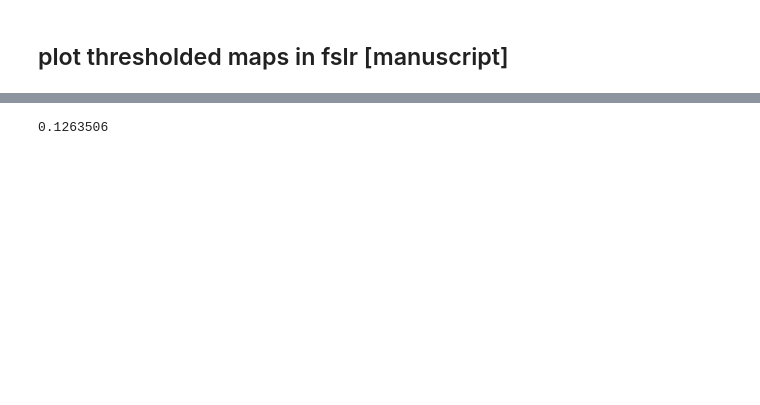
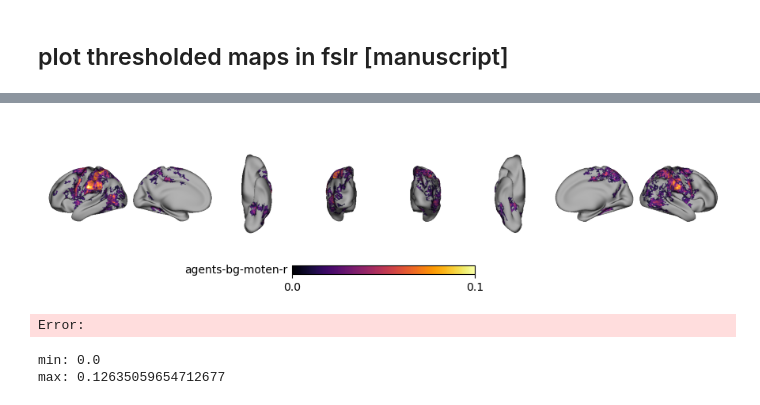
Before and after one commit to jungheejung/life-encoding, a Jupyter notebook: scripts/himalaya/glove_nested/step04_surfplot_combr_agents-bg-moten.ipynb, the cells around one changed output, grey strips where cells are left out. Drawn from its saved outputs; the diff is of its cells as text; code cells hidden in the pictures; blank space fills up the shorter version.

```diff
--- a/scripts/himalaya/glove_nested/step04_surfplot_combr_agents-bg-moten.ipynb
+++ b/scripts/himalaya/glove_nested/step04_surfplot_combr_agents-bg-moten.ipynb
@@ -418,5 +415,20 @@ Error:
+# %%
+save_dir = f'/Users/h/Documents/projects_local/life-encoding/figure/glove_nested/{features}/variancepart'
+
+save_dir = f'/Users/h/jung2heejung@gmail.com - Google Drive/My Drive/life_encoding/figure/glove_nested/variancepart'
+
+Path(save_dir).mkdir(exist_ok=True, parents=True)
+for feature in nested_list: #['bg', 'agents', 'actions', 'moten']:
+    thresL = f"{data_dir}/variance-{r_type}_{features}_pca-40_align-{alignment}_hemi-lh_ttest_thres-cluster{clustersize}.gii"
+    thresR = f"{data_dir}/variance-{r_type}_{features}_pca-40_align-{alignment}_hemi-rh_ttest_thres-cluster{clustersize}.gii"
+    fig = fsaverage_to_fslr_and_plot(thresL, thresR, f'{features}-r', cmap='inferno',min=0, max=.10)
+    fig.savefig(join(save_dir, f"{features}-r_pca-40_align-{alignment}_hemi-lh_ttest_thres-cluster{clustersize}10.png"), dpi=300)
+# %% [output]
+[figure, added]
+Error:
 # %%
-np.nanmin(nib.load(thresL).agg_data())
-np.nanmax(nib.load(thresL).agg_data())
+print(f"min: {np.nanmin(nib.load(thresL).agg_data())}")
+print(f"max: {np.nanmax(nib.load(thresL).agg_data())}")
 # %% [output]
-0.1263506
+min: 0.0
+max: 0.12635059654712677
```
Also changed, not shown: parts of 5 cells of this notebook, 2 other files.
